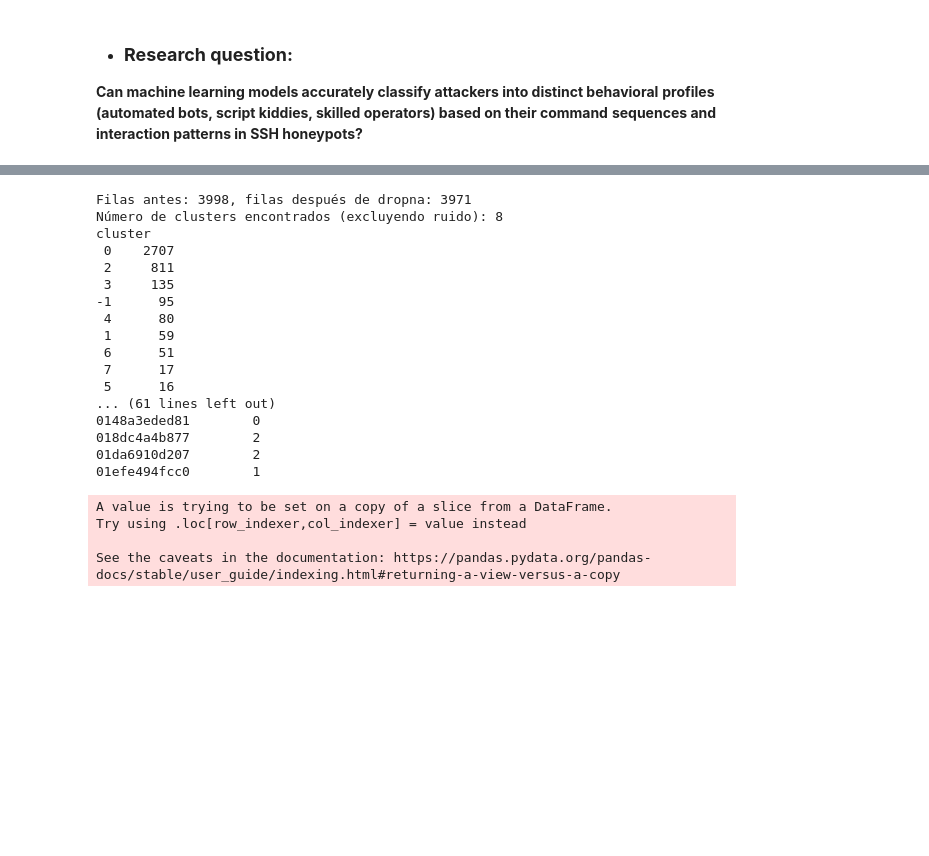
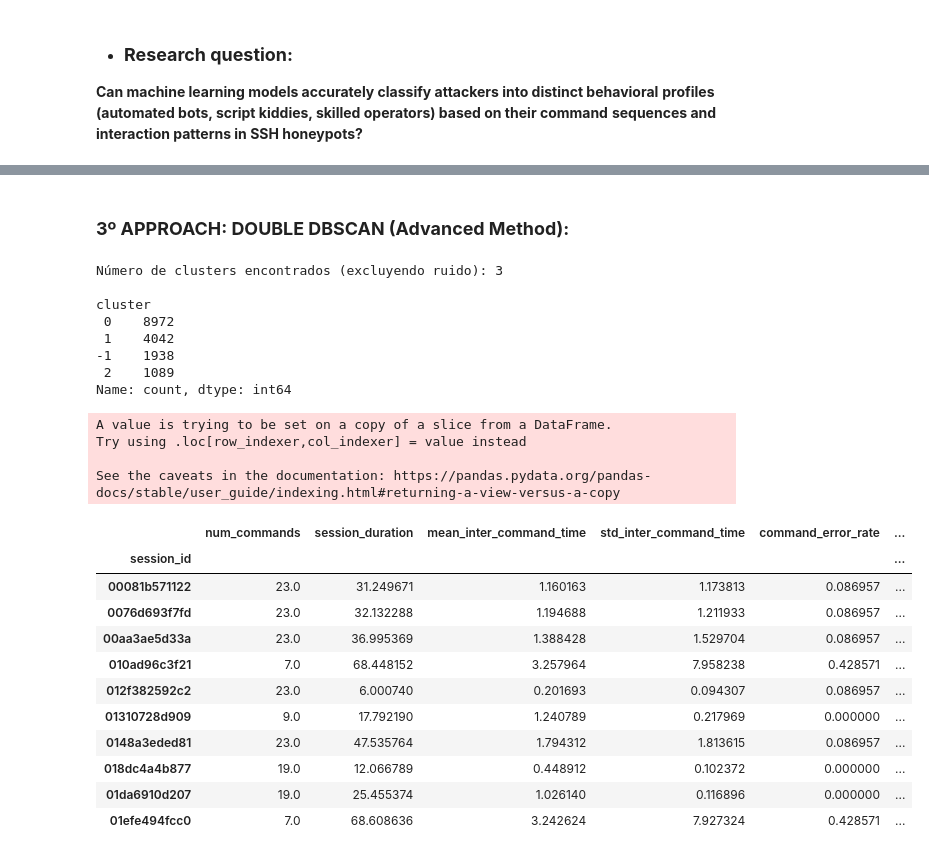
Before and after one commit to rubengilmartinez/Attacker-Behavioral-Profiling, a Jupyter notebook: notebooks/unsupervised_approach.ipynb, the cells around one changed output, grey strips where cells are left out. Saved outputs shown, nothing was run; the diff lists cells and outputs as text; code cells hidden in the pictures; blank space fills up the shorter version.

```diff
--- a/notebooks/unsupervised_approach.ipynb
+++ b/notebooks/unsupervised_approach.ipynb
@@ -192,58 +192,58 @@ df.drop(columns=['session_id'], inplace=True)
+# %% [markdown]
+### **3º APPROACH: DOUBLE DBSCAN (Advanced Method):**
 # %%
-df_reduced = df[['num_commands', 'session_duration', 'mean_inter_command_time', 'std_inter_command_time', 'command_error_rate']]
+df = final_dataset.copy()
+df.dropna(inplace=True)
+df_reduced = df[['num_commands', 'session_duration', 'mean_inter_command_time', 'std_inter_command_time', 'command_error_rate', 'recon_exploit_ratio']]
 # %%
-import pandas as pd
-from sklearn.preprocessing import StandardScaler
 from sklearn.cluster import DBSCAN
-
-# ==========================
-# 1) Copiar dataset y eliminar NaN
-# ==========================
-df_clean = df.dropna()  # elimina filas con cualquier NaN
-print(f"Filas antes: {len(df)}, filas después de dropna: {len(df_clean)}")
 
 # ==========================
 # 2) Escalar los datos
 # ==========================
 scaler = StandardScaler()
-X_scaled = scaler.fit_transform(df_clean)
+X_scaled = scaler.fit_transform(df_reduced)
 
 # ==========================
 # 3) Aplicar DBSCAN
 # ==========================
-dbscan = DBSCAN(eps=2, min_samples=15)
+dbscan = DBSCAN(eps=0.5, min_samples=1000, metric='euclidean', )
 clusters = dbscan.fit_predict(X_scaled)
 
 # ==========================
-# 4) Añadir cluster al DataFrame limpio
+# 4) Añadir clusters al DataFrame limpio
 # ==========================
-df_clean['cluster'] = clusters
+df_reduced['cluster'] = clusters
 
 # ==========================
 # 5) Resultados
 # ==========================
-print("Número de clusters encontrados (excluyendo ruido):", len(set(clusters)) - (1 if -1 in clusters else 0))
-print(df_clean['cluster'].value_counts())
-print(df_clean.head(10))
+print("Número de clusters encontrados (excluyendo ruido):", len(set(clusters)) - (1 if -1 in clusters else 0), '\n')
+print(df_reduced['cluster'].value_counts(), '\n')
+
+df_reduced.head(10)
 # %% [output]
-Filas antes: 3998, filas después de dropna: 3971
-Número de clusters encontrados (excluyendo ruido): 8
+Número de clusters encontrados (excluyendo ruido): 3
+
 cluster
- 0    2707
- 2     811
- 3     135
--1      95
- 4      80
- 1      59
- 6      51
- 7      17
- 5      16
-... (61 lines left out)
-0148a3eded81        0
-018dc4a4b877        2
-01da6910d207        2
-01efe494fcc0        1
+ 0    8972
+ 1    4042
+-1    1938
+ 2    1089
+Name: count, dtype: int64
 A value is trying to be set on a copy of a slice from a DataFrame.
 Try using .loc[row_indexer,col_indexer] = value instead
 
 See the caveats in the documentation: https://pandas.pydata.org/pandas-docs/stable/user_guide/indexing.html#returning-a-view-versus-a-copy
+|  | num_commands | session_duration | mean_inter_command_time | std_inter_command_time | command_error_rate | ... |
+| session_id |  |  |  |  |  | ... |
+| 00081b571122 | 23.0 | 31.249671 | 1.160163 | 1.173813 | 0.086957 | ... |
+| 0076d693f7fd | 23.0 | 32.132288 | 1.194688 | 1.211933 | 0.086957 | ... |
+| 00aa3ae5d33a | 23.0 | 36.995369 | 1.388428 | 1.529704 | 0.086957 | ... |
+| 010ad96c3f21 | 7.0 | 68.448152 | 3.257964 | 7.958238 | 0.428571 | ... |
+| 012f382592c2 | 23.0 | 6.000740 | 0.201693 | 0.094307 | 0.086957 | ... |
+| 01310728d909 | 9.0 | 17.792190 | 1.240789 | 0.217969 | 0.000000 | ... |
+| 0148a3eded81 | 23.0 | 47.535764 | 1.794312 | 1.813615 | 0.086957 | ... |
+| 018dc4a4b877 | 19.0 | 12.066789 | 0.448912 | 0.102372 | 0.000000 | ... |
+| 01da6910d207 | 19.0 | 25.455374 | 1.026140 | 0.116896 | 0.000000 | ... |
+| 01efe494fcc0 | 7.0 | 68.608636 | 3.242624 | 7.927324 | 0.428571 | ... |
```
Also changed, not shown: parts of 19 cells of this notebook.
